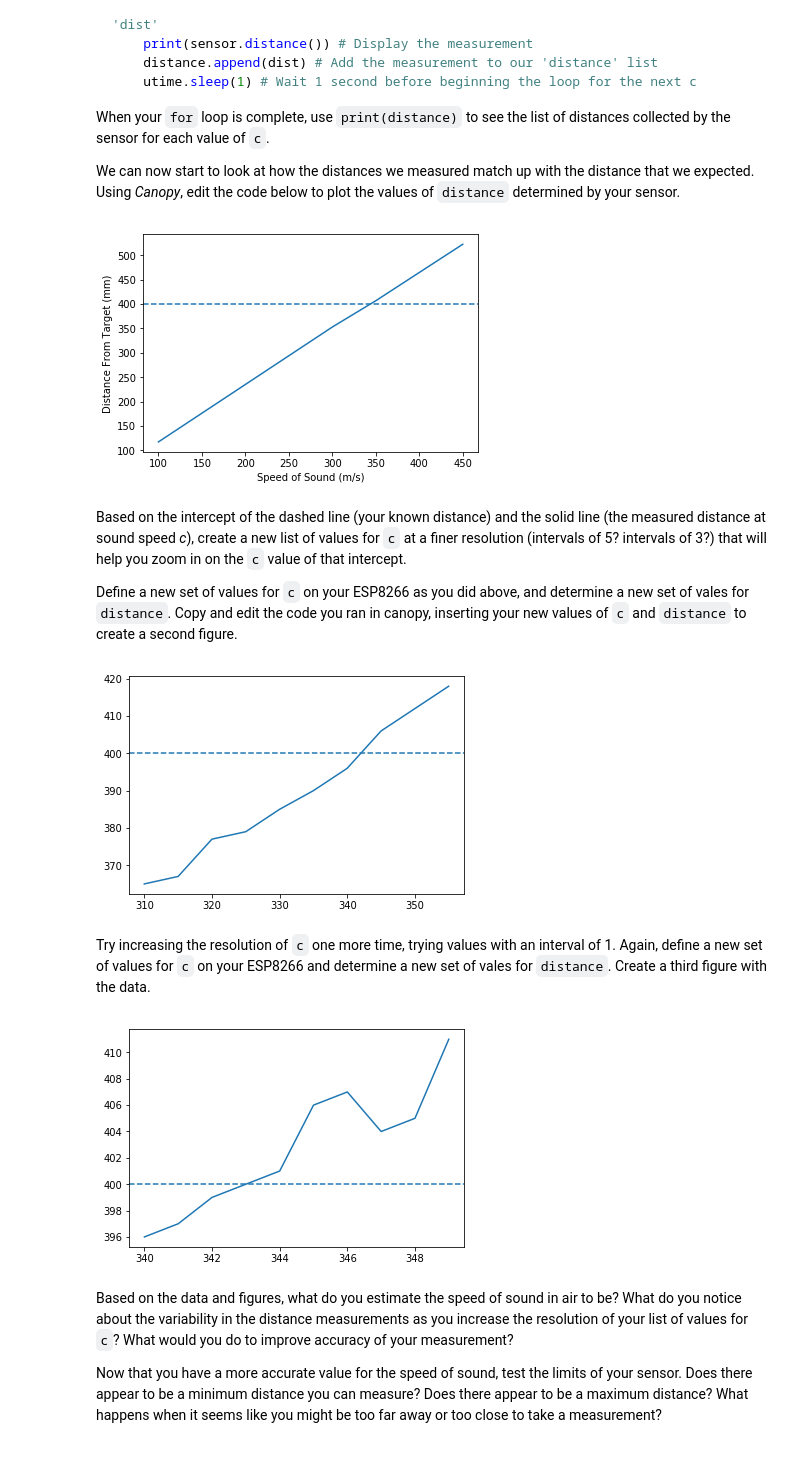
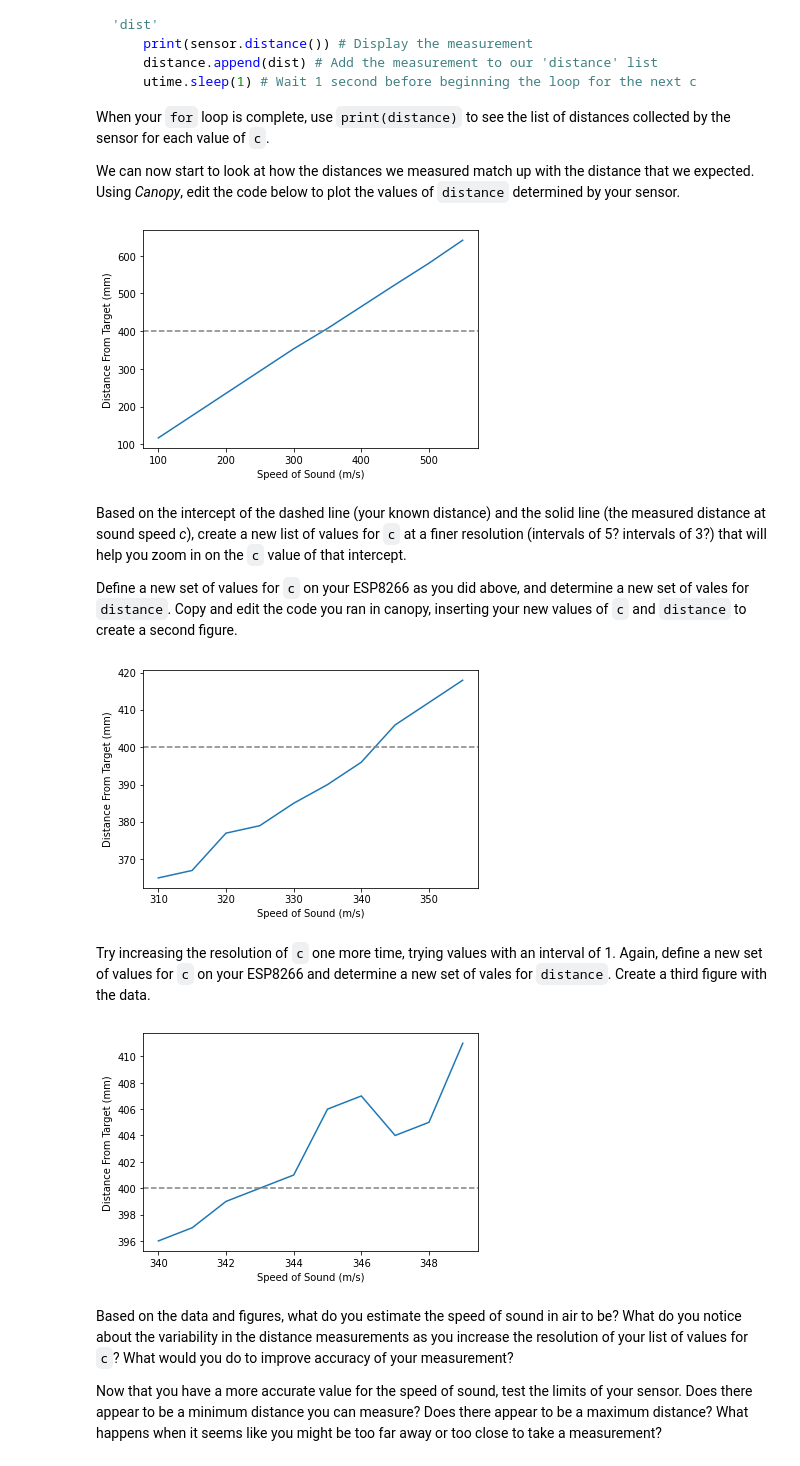
Before and after one commit to publicsensors/BathymetryLab, a Jupyter notebook: AddOnsAndExtensions/SpeedOfSound/SpeedOfSound_Instructor.ipynb, the cells around one changed output. Drawn from its saved outputs; the diff is of its cells as text; code cells hidden in the pictures.

```diff
--- a/AddOnsAndExtensions/SpeedOfSound/SpeedOfSound_Instructor.ipynb
+++ b/AddOnsAndExtensions/SpeedOfSound/SpeedOfSound_Instructor.ipynb
@@ -69,24 +69,27 @@ When your `for` loop is complete, use `print(distance)` to see the list of dista
 
 We can now start to look at how the distances we measured match up with the distance that we expected.  Using *Canopy*, edit the code below to plot the values of `distance` determined by your sensor.
 # %%
+import matplotlib
 import matplotlib.pyplot as plt
+matplotlib.rcParams.update({'font.size': 16})
+%matplotlib inline
 import numpy as np
 
 # Create an array of the values of c that were used to calculate distance
-c = np.array([100., 150., 200., 250., 300., 350., 400., 450.])
+c = np.array([100., 150., 200., 250., 300., 350., 400., 450.,500,550])
 # Create an array of the values of 'distance' measured by your sensor
-distance_measured = np.array([117.,176.,235.,294.,353.,407.,465.,523.])
+distance_measured = np.array([117.,176.,235.,294.,353.,407.,465.,523.,580.,641.])
 
 # Create a plot that shows the relationship between 'c' and 'distance'
 plt.plot(c,distance_measured)
 # Draw a line at the known distance
 # Insert the expected measurement (in mm) as y in the line below
-plt.axhline(y=400.,linestyle='--')
+plt.axhline(y=400.,linestyle='--',color='grey')
 plt.xlabel('Speed of Sound (m/s)')
 plt.ylabel('Distance From Target (mm)')
 plt.show()
 # %% [output]
-[figure, old version]
+[figure, new version]
 # %% [markdown]
 Based on the intercept of the dashed line (your known distance) and the solid line (the measured distance at sound speed *c*), create a new list of values for `c` at a finer resolution (intervals of 5?  intervals of 3?) that will help you zoom in on the `c` value of that intercept.
 
@@ -95,20 +98,24 @@ Define a new set of values for `c` on your ESP8266 as you did above, and determi
 c = np.array([310, 315, 320, 325, 330, 335, 340, 345, 350, 355])
 distance_measured = np.array([365.0, 367.0, 377.0, 379.0, 385.0, 390.0, 396.0, 406.0, 412.0, 418.0])
 plt.plot(c,distance_measured)
-plt.axhline(y=400,linestyle='--')
+plt.axhline(y=400,linestyle='--',color='grey')
+plt.xlabel('Speed of Sound (m/s)')
+plt.ylabel('Distance From Target (mm)')
 plt.show()
 # %% [output]
-[figure, old version]
+[figure, new version]
 # %% [markdown]
 Try increasing the resolution of  `c` one more time, trying values with an interval of 1.  Again, define a new set of values for `c` on your ESP8266 and determine a new set of vales for `distance`.  Create a third figure with the data.
 # %%
 c = np.array([340, 341, 342, 343, 344, 345, 346, 347, 348, 349])
 distance_measured = np.array([396.0, 397.0, 399.0, 400.0, 401.0, 406.0, 407.0, 404.0, 405.0, 411.0])
 plt.plot(c,distance_measured)
-plt.axhline(y=400,linestyle='--')
+plt.axhline(y=400,linestyle='--',color='grey')
+plt.xlabel('Speed of Sound (m/s)')
+plt.ylabel('Distance From Target (mm)')
 plt.show()
 # %% [output]
-[figure, old version]
+[figure, new version]
 # %% [markdown]
 Based on the data and figures, what do you estimate the speed of sound in air to be?  What do you notice about the variability in the distance measurements as you increase the resolution of your list of values for `c`?  What would you do to improve accuracy of your measurement?
 
```
Also changed, not shown: 3 other files.
